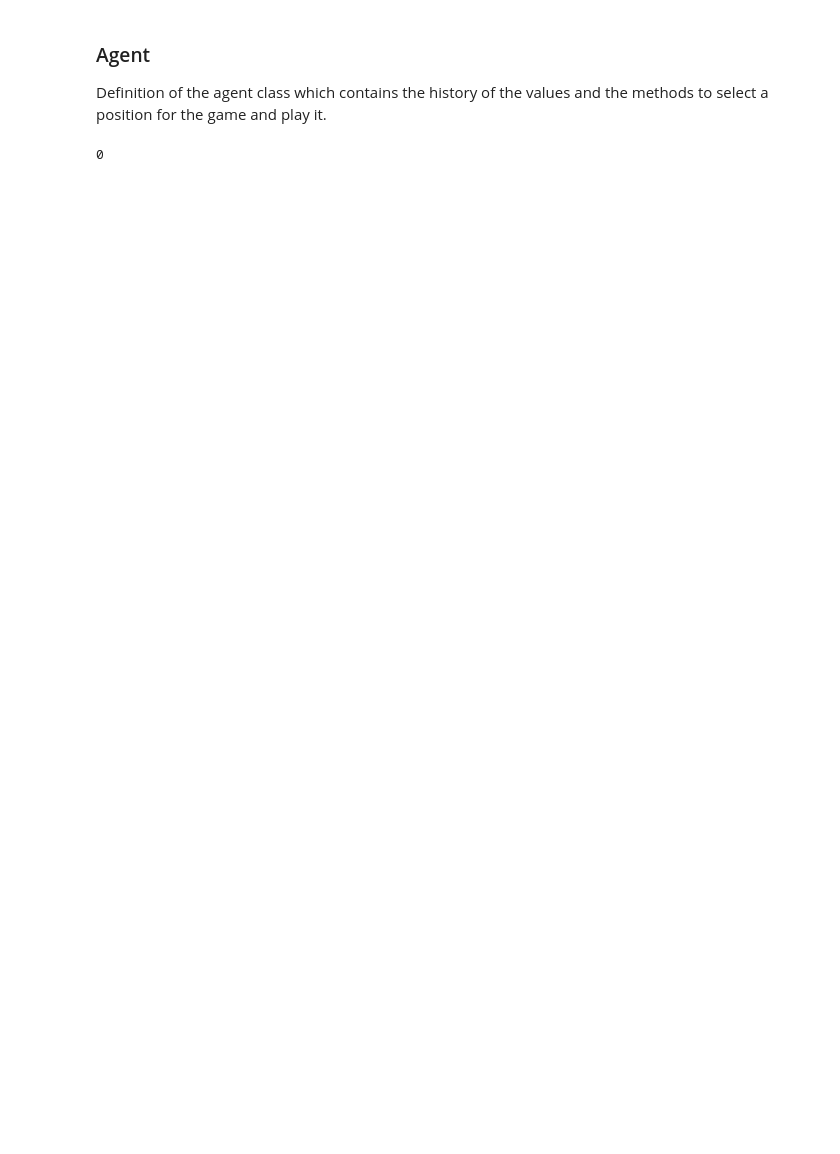
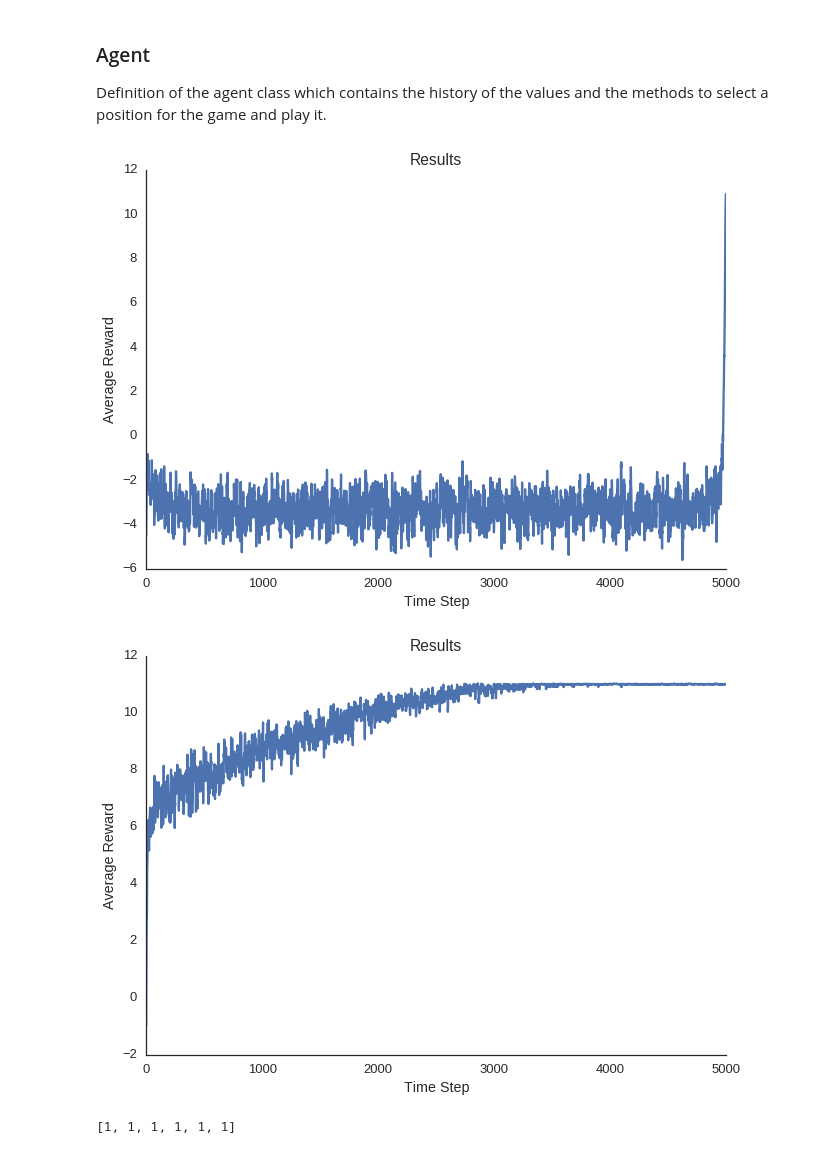
Before and after one commit to fabioanh/stochastic-climbing-game, a Jupyter notebook: stochastic-climbing-game.ipynb, the cells around one changed output. Cells and saved outputs as stored; diff of their text form; code cells hidden in the pictures; blank space fills up the shorter version.

Commit message:
Almost finished version of the cooperative game

```diff
--- a/stochastic-climbing-game.ipynb
+++ b/stochastic-climbing-game.ipynb
@@ -121,12 +244,36 @@ class BoltzmannJointActionLearner(object):
 # %%
 sigma = 0.2
 sigma0 = 0.2
 sigma1 = 0.2
 
+iterations = 5000
+experiments = 1000 # Used to compute an average of the iterations and smooth the final charts
+
 game_values = [[(11, sigma0), (-30, sigma), (0, sigma)],
               [(-30, sigma), (7, sigma1), (6, sigma)],
               [(0, sigma), (0, sigma), (5, sigma)]]
 
-ag = Agent(game_values)
+agent1 = BoltzmannJointActionLearner(None, iterations)
+agent2 = BoltzmannJointActionLearner(None, iterations)
+
+game = Game(game_values, iterations, agent1, agent2)
+game.run_joint(100)
+
+game.plot_agents_avg_reward()
+
+
+agent1 = OptimisticBoltzmannJointActionLearner(None, iterations)
+agent2 = OptimisticBoltzmannJointActionLearner(None, iterations)
+
+game = Game(game_values, iterations, agent1, agent2)
+game.run_joint(100)
+
+game.plot_agents_avg_reward()
 # %% [output]
-0
+[figure, added]
+[figure, added]
+# %%
+listt = [1, 1, 1]
+print(listt + listt)
+# %% [output]
+[1, 1, 1, 1, 1, 1]
```
Also changed, not shown: parts of 1 cell of this notebook.
